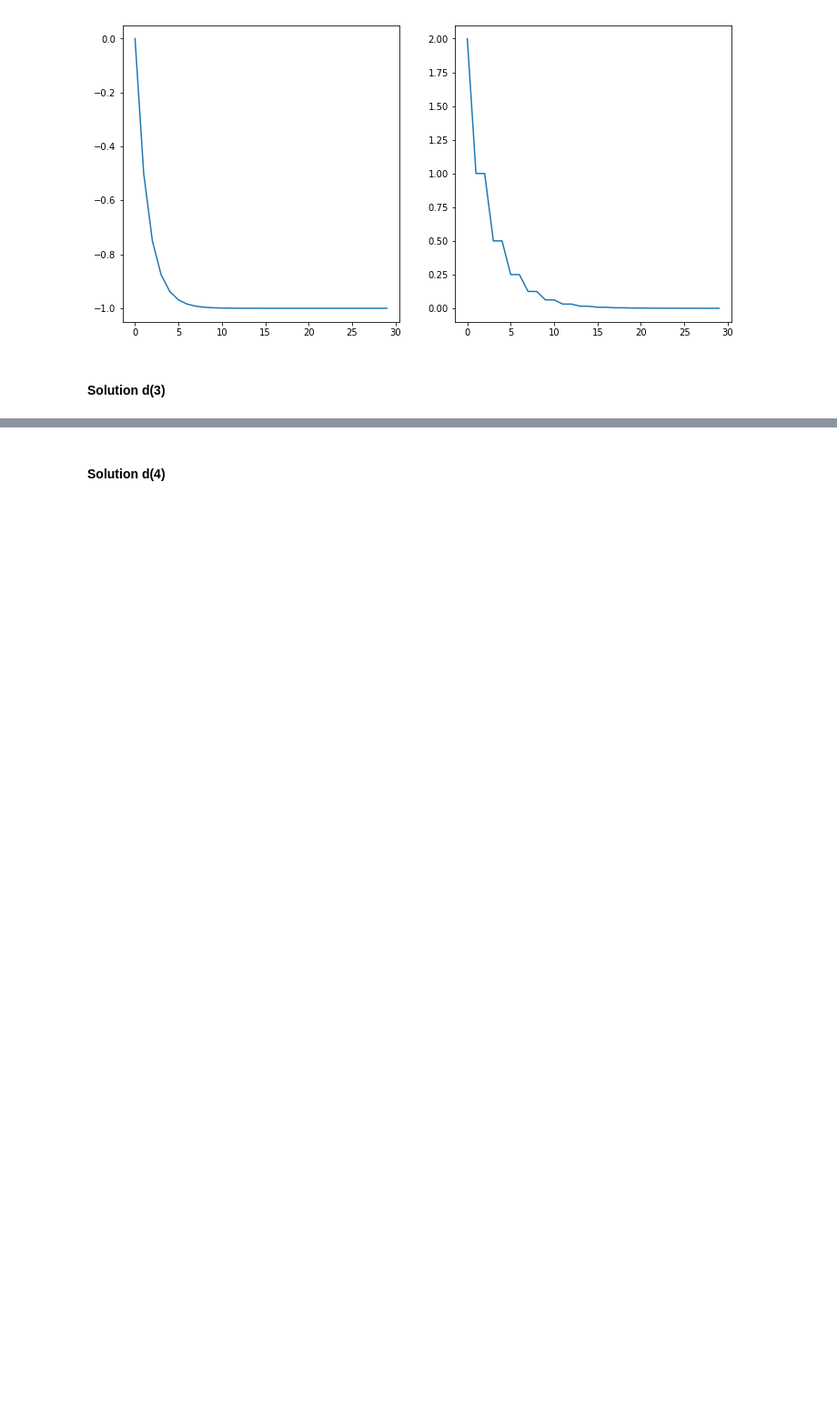
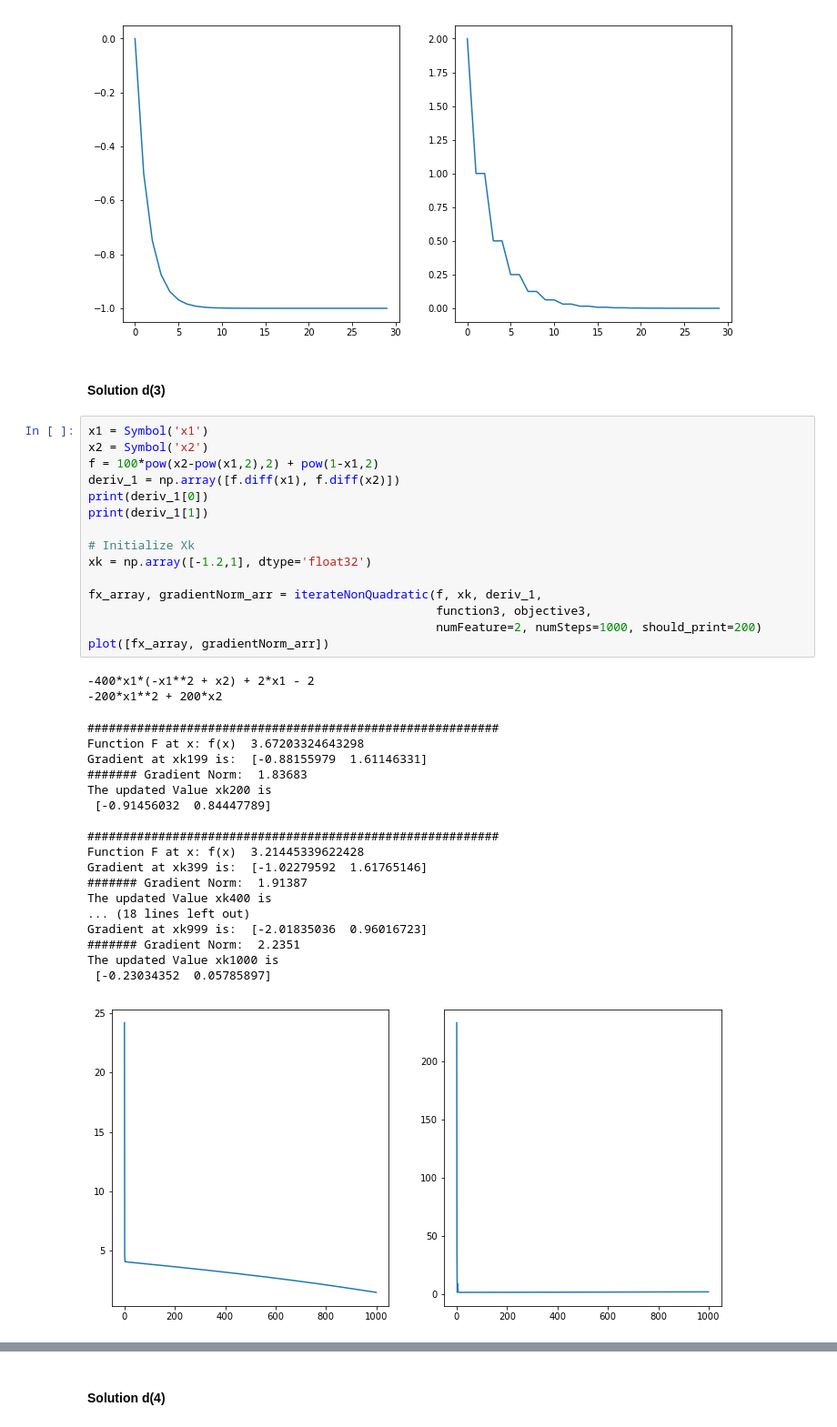
Before and after one commit to Sardhendu/Study, a Jupyter notebook: OptimizationEngg/Project/SteepestDescent.ipynb, the cells around one changed output, grey strips where cells are left out. Shown: that part at 91% size. Cells and saved outputs as stored; diff of their text form; blank space fills up the shorter version.

```diff
--- a/OptimizationEngg/Project/SteepestDescent.ipynb
+++ b/OptimizationEngg/Project/SteepestDescent.ipynb
@@ -183,6 +259,42 @@ The check (gradient norm equation reach a val < epsilon, HENCE BREAKING OUT OF L
 [figure]
 # %% [markdown]
 #### Solution d(3)
+# %%
+x1 = Symbol('x1')
+x2 = Symbol('x2')
+f = 100*pow(x2-pow(x1,2),2) + pow(1-x1,2)
+deriv_1 = np.array([f.diff(x1), f.diff(x2)])
+print(deriv_1[0])
+print(deriv_1[1])
+
+# Initialize Xk
+xk = np.array([-1.2,1], dtype='float32')
+
+fx_array, gradientNorm_arr = iterateNonQuadratic(f, xk, deriv_1,
+                                                 function3, objective3,
+                                                 numFeature=2, numSteps=1000, should_print=200)
+plot([fx_array, gradientNorm_arr])
+# %% [output]
+-400*x1*(-x1**2 + x2) + 2*x1 - 2
+-200*x1**2 + 200*x2
+##########################################################
+Function F at x: f(x)  3.67203324643298
+Gradient at xk199 is:  [-0.88155979  1.61146331]
+####### Gradient Norm:  1.83683
+The updated Value xk200 is
+ [-0.91456032  0.84447789]
+
+##########################################################
+Function F at x: f(x)  3.21445339622428
+Gradient at xk399 is:  [-1.02279592  1.61765146]
+####### Gradient Norm:  1.91387
+The updated Value xk400 is
+... (18 lines left out)
+Gradient at xk999 is:  [-2.01835036  0.96016723]
+####### Gradient Norm:  2.2351
+The updated Value xk1000 is
+ [-0.23034352  0.05785897]
+[figure, added]
 # %%
 x1 = Symbol('x1')
 x2 = Symbol('x2')
```
Also changed, not shown: parts of 10 cells of this notebook, 3 other files.
